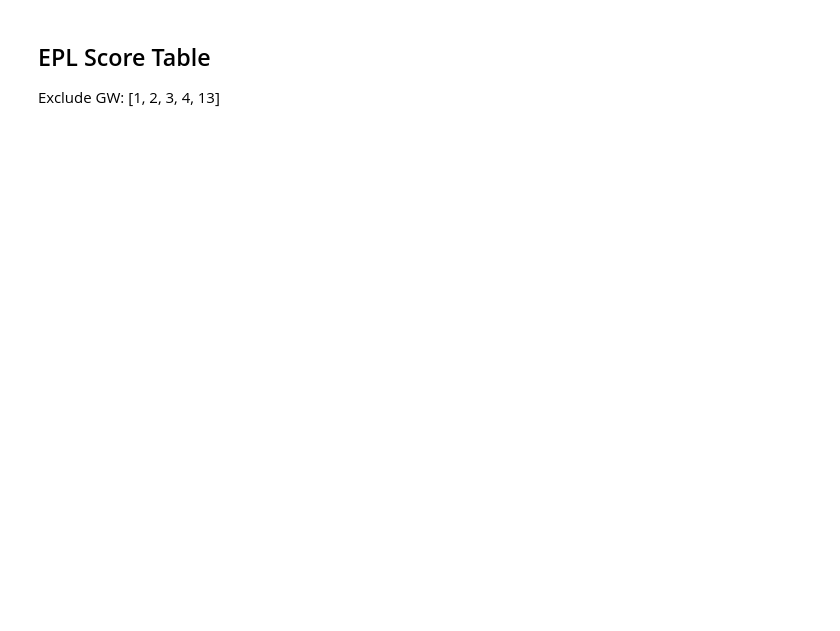
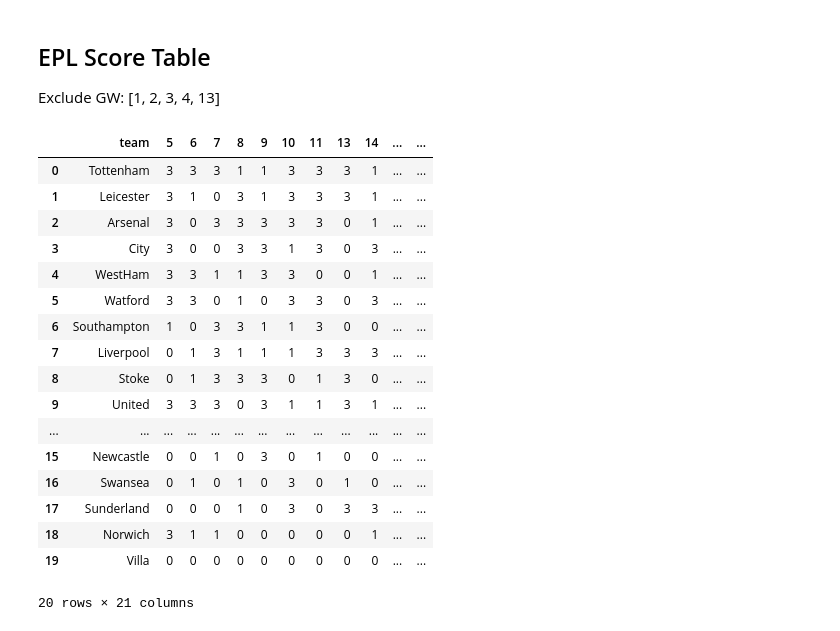
Before and after one commit to byam/predictEPL, a Jupyter notebook: Computation/[Sentiment Table] Emolex Count.ipynb, the cells around one changed output. Cells and saved outputs as stored; diff of their text form; code cells hidden in the pictures; blank space fills up the shorter version.

```diff
--- a/Computation/[Sentiment Table] Emolex Count.ipynb
+++ b/Computation/[Sentiment Table] Emolex Count.ipynb
@@ -311,12 +386,31 @@ Exclude GW: [1, 2, 3, 4, 13]
 # %%
 dfScore = useful_methods.ReadEplScoreTable()
 
 # drop weeks
-dfScore = dfScore.drop(dfScore.columns[[1, 2, 3, 4, 5, 13]], axis=1)
+dfScore = dfScore.drop(dfScore.columns[[1, 2, 3, 4, 5, 13, 25]], axis=1)
 
 # sum all scores
 dfScore['pts'] = dfScore.sum(axis=1)
 
 # sort by overall points
 dfScore = dfScore.sort_values(['pts'], ascending=False).reset_index(drop=True)
 dfScore
+# %% [output]
+|  | team | 5 | 6 | 7 | 8 | 9 | 10 | 11 | 13 | 14 | ... | ... |
+| 0 | Tottenham | 3 | 3 | 3 | 1 | 1 | 3 | 3 | 3 | 1 | ... | ... |
+| 1 | Leicester | 3 | 1 | 0 | 3 | 1 | 3 | 3 | 3 | 1 | ... | ... |
+| 2 | Arsenal | 3 | 0 | 3 | 3 | 3 | 3 | 3 | 0 | 1 | ... | ... |
+| 3 | City | 3 | 0 | 0 | 3 | 3 | 1 | 3 | 0 | 3 | ... | ... |
+| 4 | WestHam | 3 | 3 | 1 | 1 | 3 | 3 | 0 | 0 | 1 | ... | ... |
+| 5 | Watford | 3 | 3 | 0 | 1 | 0 | 3 | 3 | 0 | 3 | ... | ... |
+| 6 | Southampton | 1 | 0 | 3 | 3 | 1 | 1 | 3 | 0 | 0 | ... | ... |
+| 7 | Liverpool | 0 | 1 | 3 | 1 | 1 | 1 | 3 | 3 | 3 | ... | ... |
+| 8 | Stoke | 0 | 1 | 3 | 3 | 3 | 0 | 1 | 3 | 0 | ... | ... |
+| 9 | United | 3 | 3 | 3 | 0 | 3 | 1 | 1 | 3 | 1 | ... | ... |
+| ... | ... | ... | ... | ... | ... | ... | ... | ... | ... | ... | ... | ... |
+| 15 | Newcastle | 0 | 0 | 1 | 0 | 3 | 0 | 1 | 0 | 0 | ... | ... |
+| 16 | Swansea | 0 | 1 | 0 | 1 | 0 | 3 | 0 | 1 | 0 | ... | ... |
+| 17 | Sunderland | 0 | 0 | 0 | 1 | 0 | 3 | 0 | 3 | 3 | ... | ... |
+| 18 | Norwich | 3 | 1 | 1 | 0 | 0 | 0 | 0 | 0 | 1 | ... | ... |
+| 19 | Villa | 0 | 0 | 0 | 0 | 0 | 0 | 0 | 0 | 0 | ... | ... |
+20 rows × 21 columns
```
Also changed, not shown: parts of 6 cells of this notebook, 10 other files.
